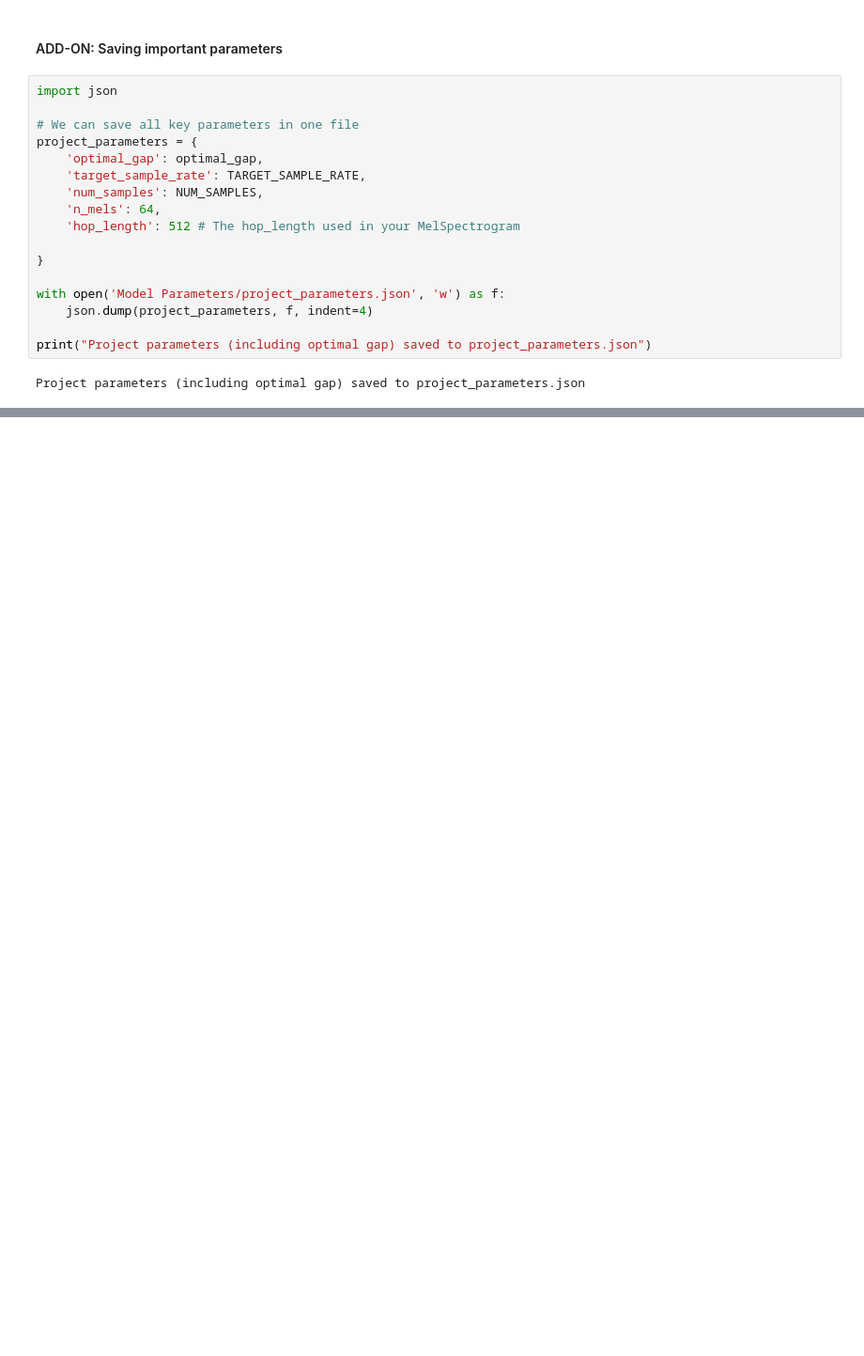
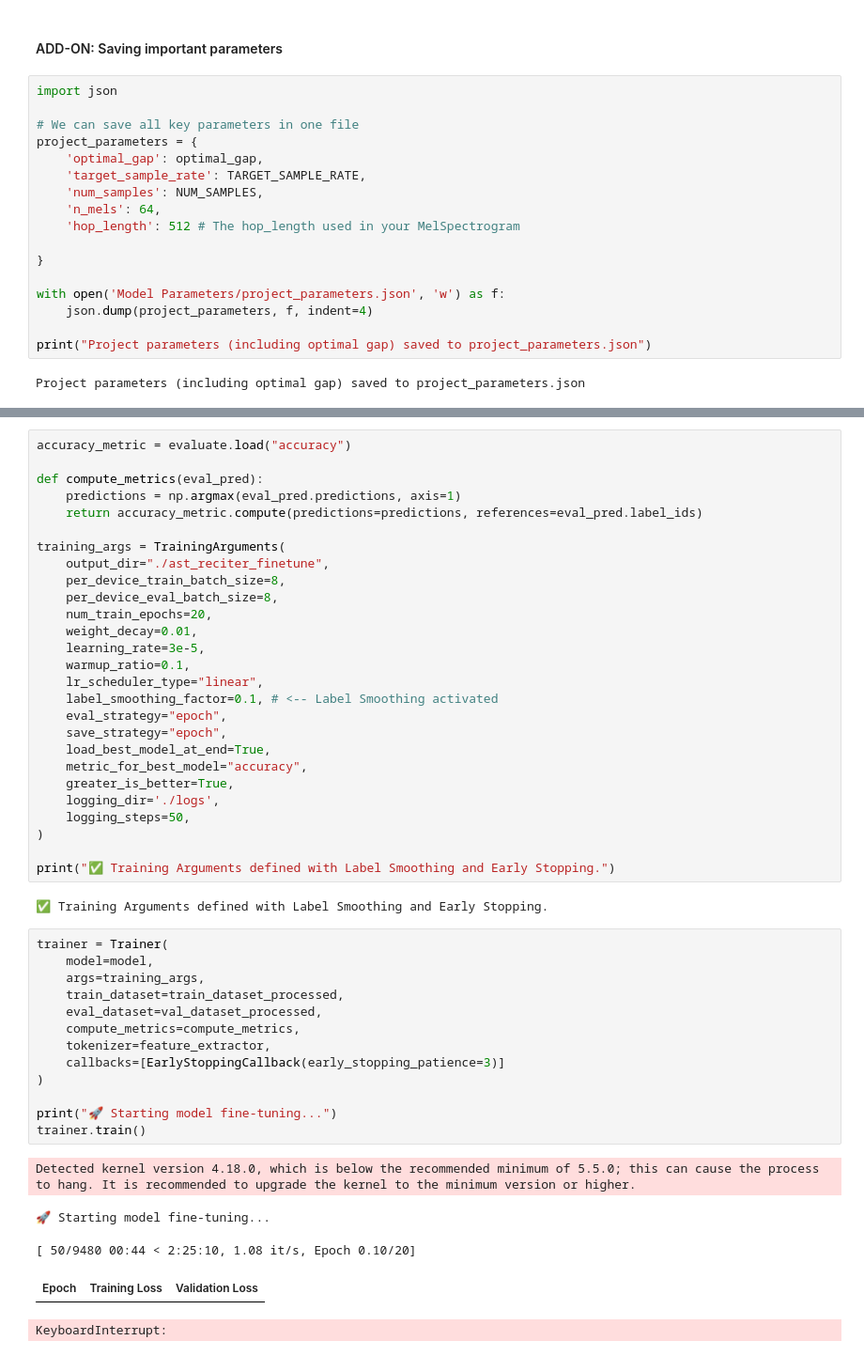
Before and after one commit to Iksiboi777/Quran_Audio_Classification, a Jupyter notebook: project.ipynb, the cells around one changed output, grey strips where cells are left out. Shown at 94% size. Saved outputs shown, nothing was run; the diff lists cells and outputs as text; blank space fills up the shorter version.

```diff
--- a/project.ipynb
+++ b/project.ipynb
@@ -695,0 +831,48 @@ Label mapping loaded: {'AbdulBari_Althubaity': 0, 'AbdulRahman_Alsudais': 1, 'Ab
+# %%
+accuracy_metric = evaluate.load("accuracy")
+
+def compute_metrics(eval_pred):
+    predictions = np.argmax(eval_pred.predictions, axis=1)
+    return accuracy_metric.compute(predictions=predictions, references=eval_pred.label_ids)
+
+training_args = TrainingArguments(
+    output_dir="./ast_reciter_finetune",
+    per_device_train_batch_size=8,
+    per_device_eval_batch_size=8,
+    num_train_epochs=20,
+    weight_decay=0.01,
+    learning_rate=3e-5,
+    warmup_ratio=0.1,
+    lr_scheduler_type="linear",
+    label_smoothing_factor=0.1, # <-- Label Smoothing activated
+    eval_strategy="epoch",
+    save_strategy="epoch",
+    load_best_model_at_end=True,
+    metric_for_best_model="accuracy",
+    greater_is_better=True,
+    logging_dir='./logs',
+    logging_steps=50,
+)
+
+print("✅ Training Arguments defined with Label Smoothing and Early Stopping.")
+# %% [output]
+✅ Training Arguments defined with Label Smoothing and Early Stopping.
+# %%
+trainer = Trainer(
+    model=model,
+    args=training_args,
+    train_dataset=train_dataset_processed,
+    eval_dataset=val_dataset_processed,
+    compute_metrics=compute_metrics,
+    tokenizer=feature_extractor,
+    callbacks=[EarlyStoppingCallback(early_stopping_patience=3)]
+)
+
+print("🚀 Starting model fine-tuning...")
+trainer.train()
+# %% [output]
+Detected kernel version 4.18.0, which is below the recommended minimum of 5.5.0; this can cause the process to hang. It is recommended to upgrade the kernel to the minimum version or higher.
+🚀 Starting model fine-tuning...
+[ 50/9480 00:44 < 2:25:10, 1.08 it/s, Epoch 0.10/20]
+| Epoch | Training Loss | Validation Loss |
+KeyboardInterrupt:
```
Also changed, not shown: parts of 20 cells of this notebook, 7 other files.
